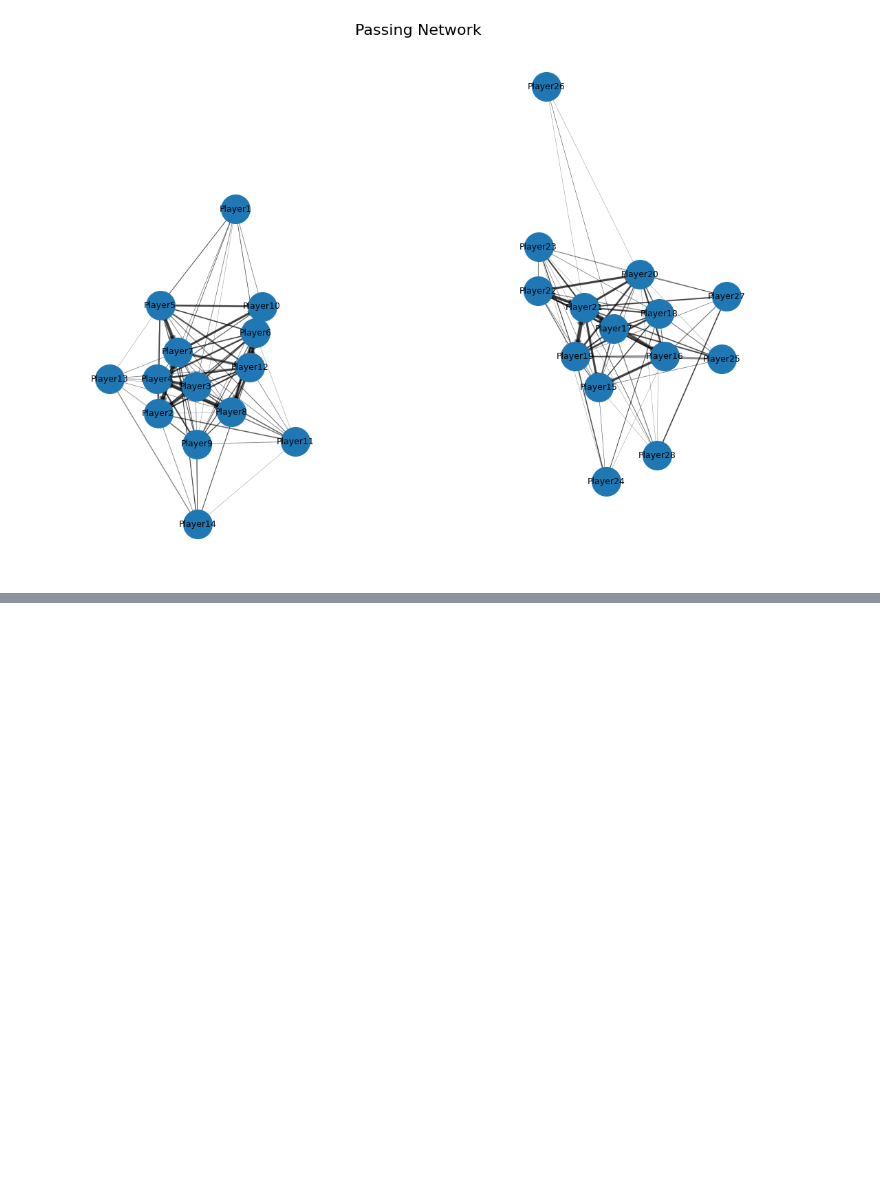
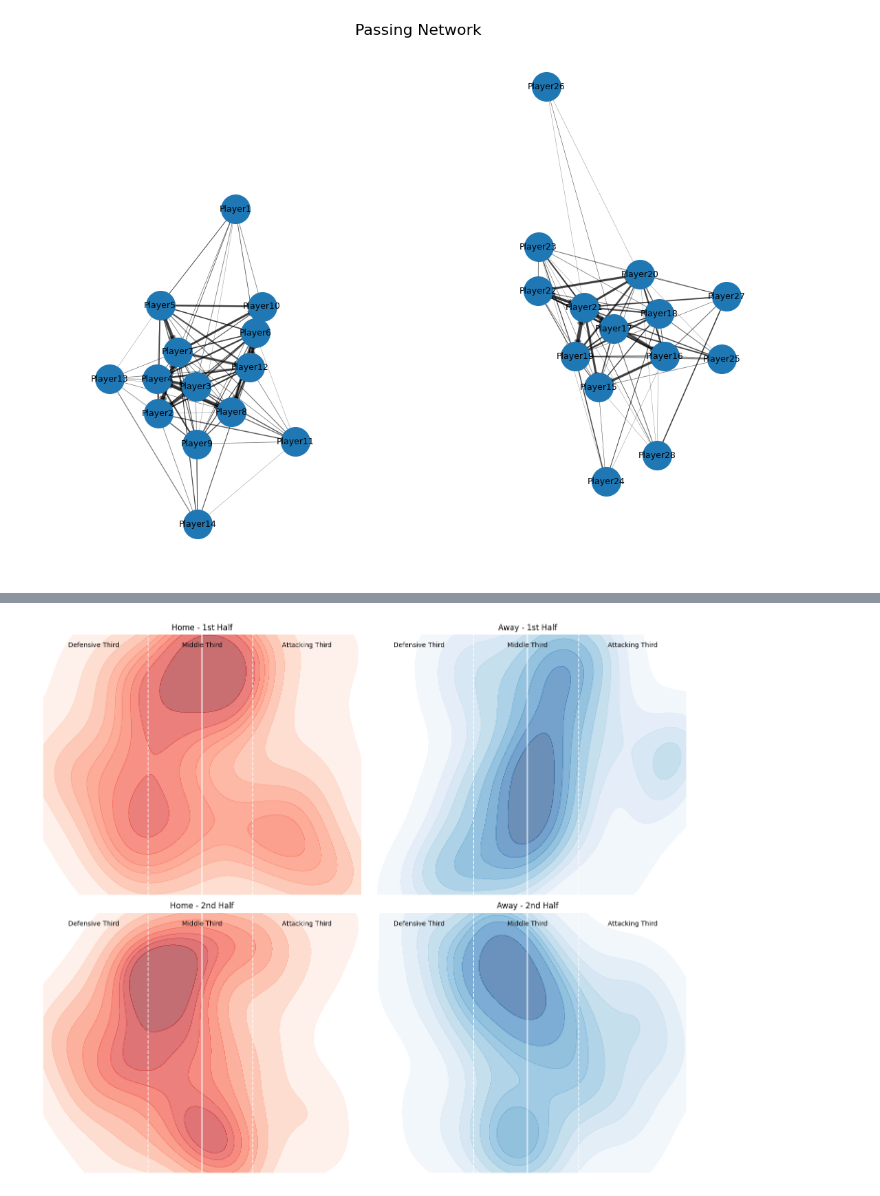
Before and after one commit to ieee-sb-uniwa/milon-football, a Jupyter notebook: notebooks/game1_analysis.ipynb, the cells around one changed output, grey strips where cells are left out. Saved outputs shown, nothing was run; the diff lists cells and outputs as text; code cells hidden in the pictures; blank space fills up the shorter version.

```diff
--- a/notebooks/game1_analysis.ipynb
+++ b/notebooks/game1_analysis.ipynb
@@ -723,0 +785,91 @@ ax.axis('off')
+# %%
+import matplotlib.pyplot as plt
+import seaborn as sns
+
+# halftime from kick-off detection
+halftime = 2885.4
+
+# mirror 2nd half
+events_mirror = events.copy()
+
+mask_2h = events_mirror['Start Time [s]'] >= halftime
+
+events_mirror.loc[mask_2h, 'Start X'] = 1 - events_mirror.loc[mask_2h, 'Start X']
+events_mirror.loc[mask_2h, 'Start Y'] = 1 - events_mirror.loc[mask_2h, 'Start Y']
+
+
+# split halves
+first_half = events_mirror[events_mirror['Start Time [s]'] < halftime]
+second_half = events_mirror[events_mirror['Start Time [s]'] >= halftime]
+
+# filter passes
+passes_1h = first_half[first_half['Type'] == 'PASS']
+passes_2h = second_half[second_half['Type'] == 'PASS']
+
+home_1h = passes_1h[passes_1h['Team'] == 'Home']
+away_1h = passes_1h[passes_1h['Team'] == 'Away']
+
+home_2h = passes_2h[passes_2h['Team'] == 'Home']
+away_2h = passes_2h[passes_2h['Team'] == 'Away']
+
+
+# coordinates
+x_home1 = home_1h['Start X'] * 100
+y_home1 = home_1h['Start Y'] * 100
+
+x_away1 = away_1h['Start X'] * 100
+y_away1 = away_1h['Start Y'] * 100
+
+x_home2 = home_2h['Start X'] * 100
+y_home2 = home_2h['Start Y'] * 100
+
+x_away2 = away_2h['Start X'] * 100
+y_away2 = away_2h['Start Y'] * 100
+
+
+fig, axes = plt.subplots(2,2, figsize=(14,12))
+
+for ax in axes.flatten():
+
+    ax.set_facecolor('#4CAF50')
+
+    ax.plot([0,100],[0,0], color="white")
+    ax.plot([0,0],[0,100], color="white")
+    ax.plot([100,100],[0,100], color="white")
+    ax.plot([0,100],[100,100], color="white")
+
+    ax.plot([50,50],[0,100], color="white")
+
+    ax.set_xlim(0,100)
+    ax.set_ylim(0,100)
+    ax.axvline(33, color='white', linestyle='--', alpha=0.7)
+    ax.axvline(66, color='white', linestyle='--', alpha=0.7)
+
+    # labels
+    ax.text(16, 95, "Defensive Third", color='black', ha='center', fontsize=10)
+    ax.text(50, 95, "Middle Third", color='black', ha='center', fontsize=10)
+    ax.text(83, 95, "Attacking Third", color='black', ha='center', fontsize=10)
+
+    ax.axis('off')
+
+
+# 1st half
+sns.kdeplot(x=x_home1, y=y_home1, fill=True, cmap="Reds", alpha=0.6, ax=axes[0,0])
+axes[0,0].set_title("Home - 1st Half")
+
+sns.kdeplot(x=x_away1, y=y_away1, fill=True, cmap="Blues", alpha=0.6, ax=axes[0,1])
+axes[0,1].set_title("Away - 1st Half")
+
+
+# 2nd half
+sns.kdeplot(x=x_home2, y=y_home2, fill=True, cmap="Reds", alpha=0.6, ax=axes[1,0])
+axes[1,0].set_title("Home - 2nd Half")
+
+sns.kdeplot(x=x_away2, y=y_away2, fill=True, cmap="Blues", alpha=0.6, ax=axes[1,1])
+axes[1,1].set_title("Away - 2nd Half")
+
+
+plt.tight_layout()
+plt.show()
+# %% [output]
+[figure, added]
```
Also changed, not shown: parts of 22 cells of this notebook.
